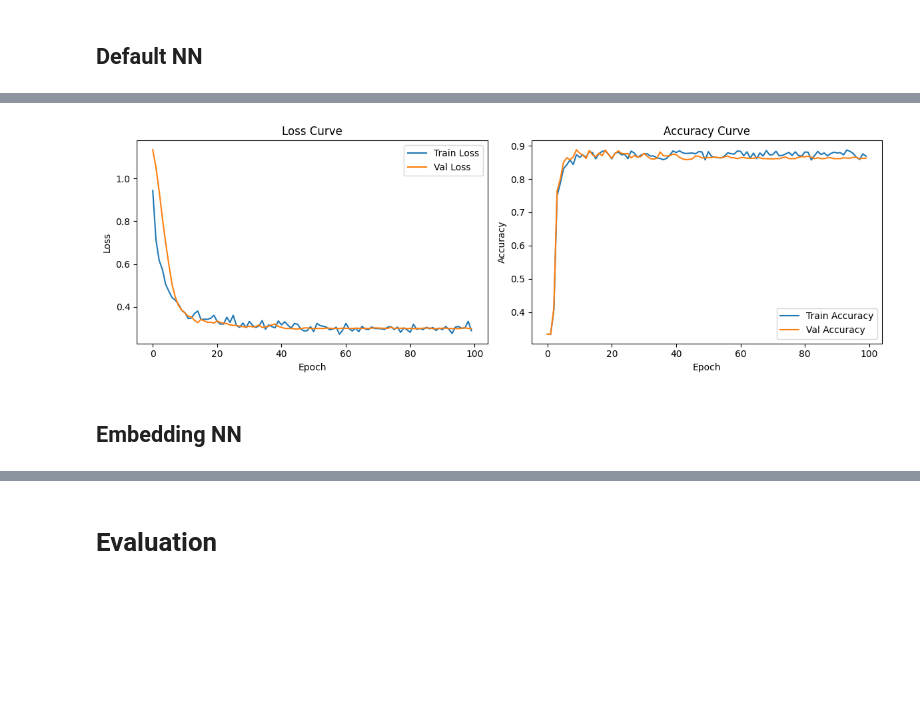
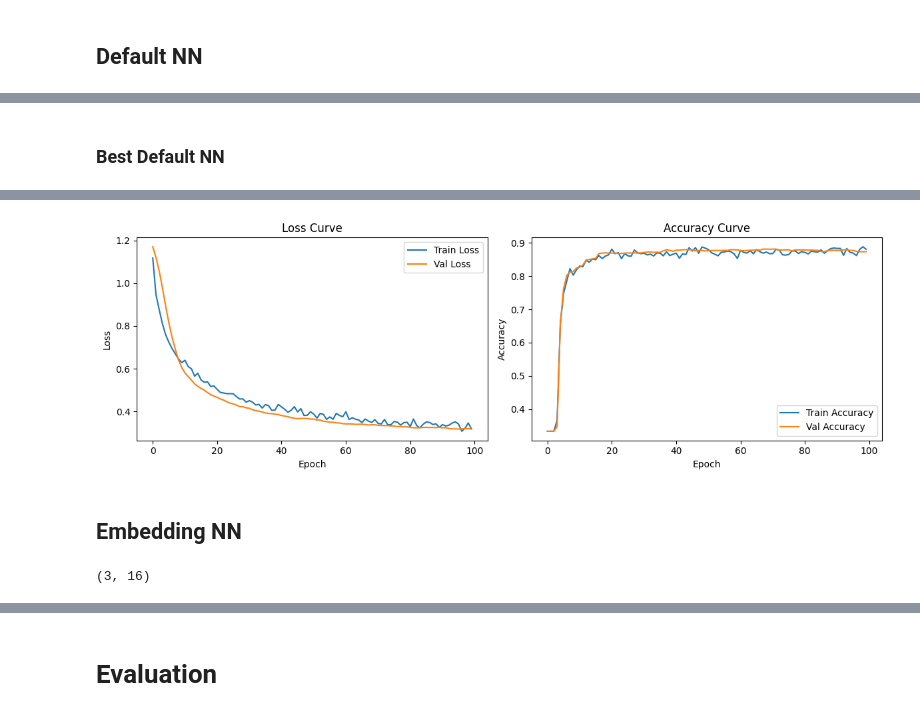
Before and after one commit to gamemeine/ssne, a Jupyter notebook: ex3/main.ipynb, the cells around one changed output, grey strips where cells are left out. Saved outputs shown, nothing was run; the diff lists cells and outputs as text; code cells hidden in the pictures; blank space fills up the shorter version.

```diff
--- a/ex3/main.ipynb
+++ b/ex3/main.ipynb
@@ -203,27 +203,27 @@ Number of classes:  3
 import torch.nn as nn
 
 class DefaultNeuralNetwork(nn.Module):
-    def __init__(self, input_size: int, output_size: int = 1, dropout: float = 0.2):
+    def __init__(self,
+                 input_size: int,
+                 output_size: int = 1,
+                 hidden_size: int = 1024,
+                 dropout: float = 0.2):
         super().__init__()
 
         self.seq = nn.Sequential(
-            nn.Linear(input_size, 1024),
-            nn.BatchNorm1d(1024),
+            nn.Linear(input_size, hidden_size),
+            nn.BatchNorm1d(hidden_size),
             nn.LeakyReLU(),
             nn.Dropout(dropout),
-            nn.Linear(1024, 1024),
-            nn.BatchNorm1d(1024),
+            nn.Linear(hidden_size, hidden_size),
+            nn.BatchNorm1d(hidden_size),
             nn.LeakyReLU(),
             nn.Dropout(dropout),
-            nn.Linear(1024, 1024),
-            nn.BatchNorm1d(1024),
+            nn.Linear(hidden_size, hidden_size),
+            nn.BatchNorm1d(hidden_size),
             nn.LeakyReLU(),
             nn.Dropout(dropout),
-            nn.Linear(1024, 1024),
-            nn.BatchNorm1d(1024),
-            nn.LeakyReLU(),
-            nn.Dropout(dropout),
-            nn.Linear(1024, output_size),
+            nn.Linear(hidden_size, output_size),
             # nn.Sigmoid()
         )
 
@@ -301,14 +436,19 @@ def ordinal_loss(preds, targets, weights=(0.5, 2)):
+# %% [markdown]
+### Best Default NN
 # %%
-from train import Trainer
+lr=2e-5
+weight_decay=1e-1
+dropout = 0.1
+epochs = 100
+factor, patience = 0.1, 10
 
-nn_model = DefaultNeuralNetwork(input_size=vector_size_oh, output_size=num_classes-1, dropout=0.1)
-optim = torch.optim.AdamW(nn_model.parameters(), lr=1e-4, weight_decay=2e-1)
-scheduler = torch.optim.lr_scheduler.ReduceLROnPlateau(optim, patience=5, factor=0.1, verbose=True)
-criterion = ordinal_loss
+nn_model = DefaultNeuralNetwork(input_size=vector_size_oh, output_size=num_classes-1, dropout=dropout)
+optim = torch.optim.AdamW(nn_model.parameters(), lr=lr, weight_decay=weight_decay)
+scheduler = torch.optim.lr_scheduler.ReduceLROnPlateau(optim, patience=patience, factor=factor)
 
 trainer = Trainer(nn_model)
 trainer.to_device(device)
 trainer.compile(optimizer=optim, criterion=criterion, scheduler=scheduler)
 
-trainer.fit(train_loader_oh, val_loader_oh, epochs=100)
+_ = trainer.fit(train_loader_oh, val_loader_oh, epochs=epochs)
 # %% [output]
@@ -332,3 +472,7 @@ Epoch 100/100 - Train Loss: 0.29 - Val Loss: 0.30 - Val Acc: 0.8624 - LR: 1.0000
-[figure, old version]
+[figure, new version]
 # %% [markdown]
 ## Embedding NN
+# %%
+num_classes, vector_size_ie
+# %% [output]
+(3, 16)
```
Also changed, not shown: parts of 37 cells of this notebook, 3 other files.
